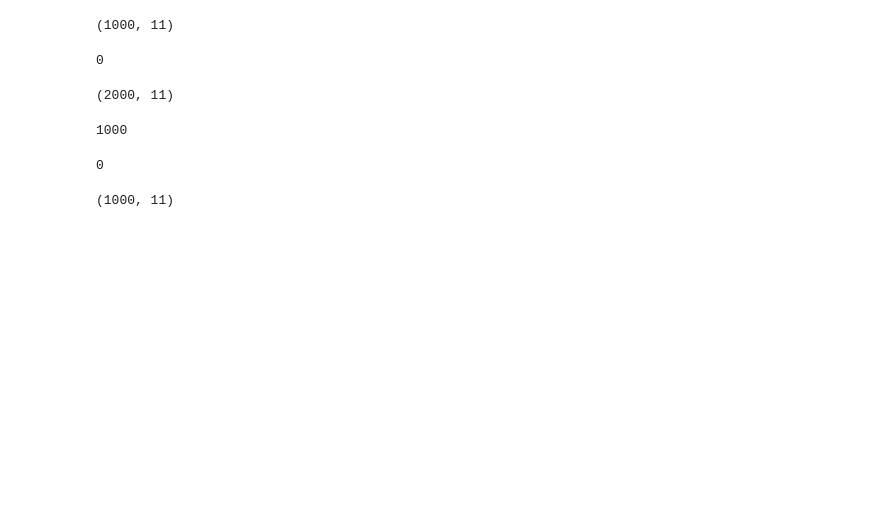
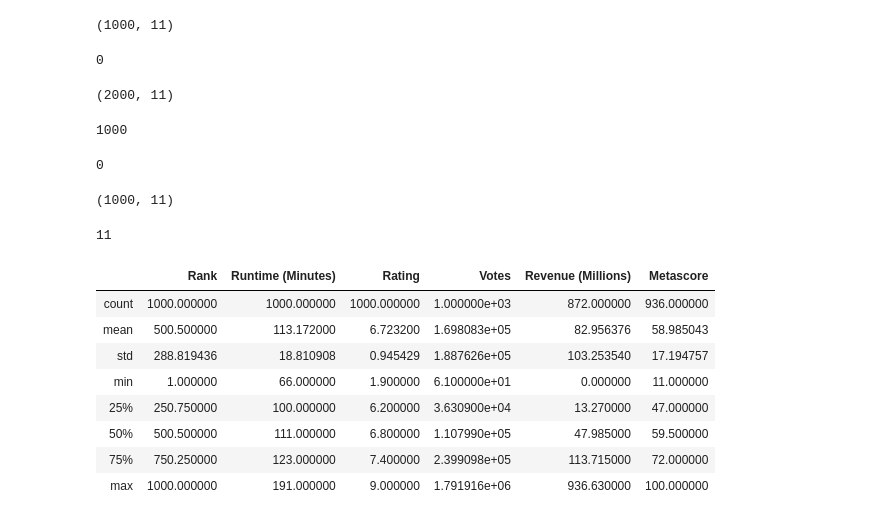
Before and after one commit to ElijahCoding/DataScience, a Jupyter notebook: AdvancedMachineLearning/Pandas/Tutorial.ipynb, the cells around one changed output. Saved outputs shown, nothing was run; the diff lists cells and outputs as text; code cells hidden in the pictures; blank space fills up the shorter version.

```diff
--- a/AdvancedMachineLearning/Pandas/Tutorial.ipynb
+++ b/AdvancedMachineLearning/Pandas/Tutorial.ipynb
@@ -110,3 +110,7 @@ df2.shape
 (1000, 11)
 # %%
 # columns cleanup
+# %%
+len(df.columns)
+# %% [output]
+11
@@ -112,0 +119,12 @@ df2.shape
+# %%
+df.describe()
+# %% [output]
+|  | Rank | Runtime (Minutes) | Rating | Votes | Revenue (Millions) | Metascore |
+| count | 1000.000000 | 1000.000000 | 1000.000000 | 1.000000e+03 | 872.000000 | 936.000000 |
+| mean | 500.500000 | 113.172000 | 6.723200 | 1.698083e+05 | 82.956376 | 58.985043 |
+| std | 288.819436 | 18.810908 | 0.945429 | 1.887626e+05 | 103.253540 | 17.194757 |
+| min | 1.000000 | 66.000000 | 1.900000 | 6.100000e+01 | 0.000000 | 11.000000 |
+| 25% | 250.750000 | 100.000000 | 6.200000 | 3.630900e+04 | 13.270000 | 47.000000 |
+| 50% | 500.500000 | 111.000000 | 6.800000 | 1.107990e+05 | 47.985000 | 59.500000 |
+| 75% | 750.250000 | 123.000000 | 7.400000 | 2.399098e+05 | 113.715000 | 72.000000 |
+| max | 1000.000000 | 191.000000 | 9.000000 | 1.791916e+06 | 936.630000 | 100.000000 |
```
Also changed, not shown: parts of 11 cells of this notebook.
